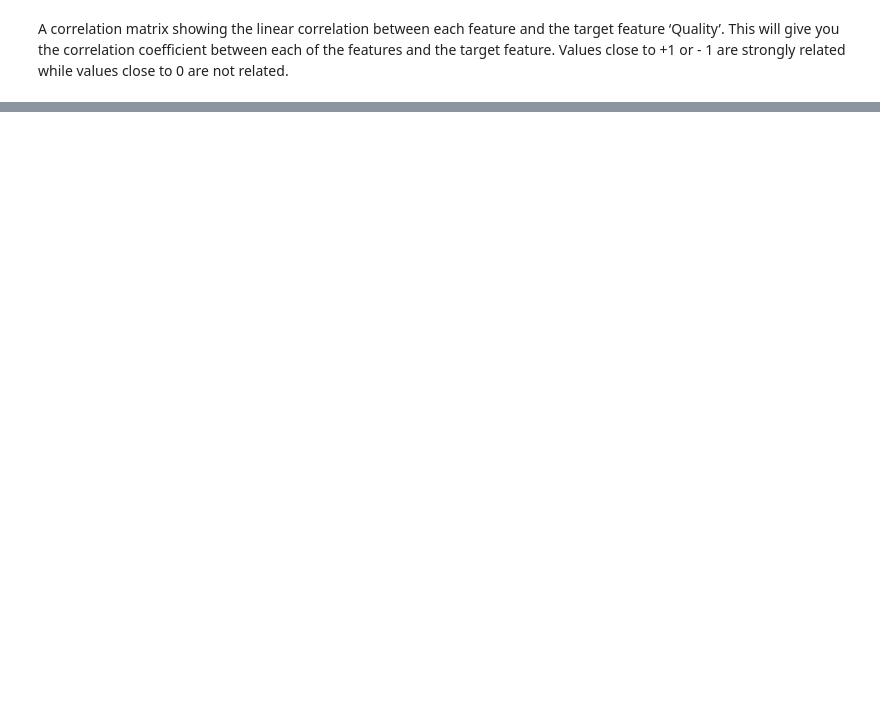
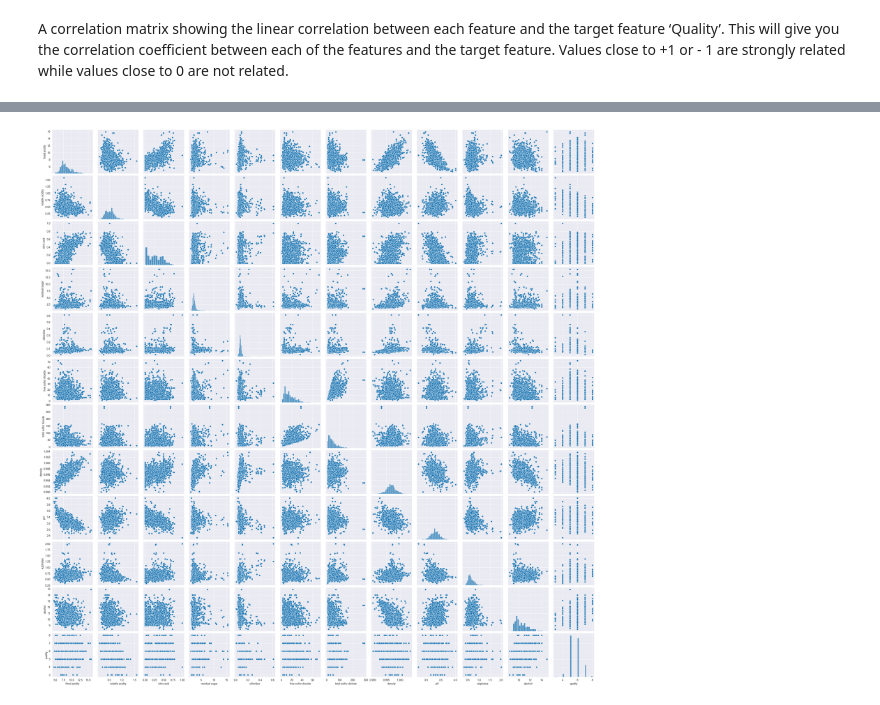
Before and after one commit to Kerbusch/data-science-homework-2025, a Jupyter notebook: wine_exercise.ipynb, the cells around one changed output, grey strips where cells are left out. Drawn from its saved outputs; the diff is of its cells as text; code cells hidden in the pictures; blank space fills up the shorter version.

Commit message:
added the rest the of wine exercise

```diff
--- a/wine_exercise.ipynb
+++ b/wine_exercise.ipynb
@@ -99,0 +87,6 @@ plt.show()
+# %%
+# make a scatter plot matrix of all the features
+sns.pairplot(wine_df)
+plt.show()
+# %% [output]
+[figure, added]
```
Also changed, not shown: parts of 5 cells of this notebook, 1 other file.
